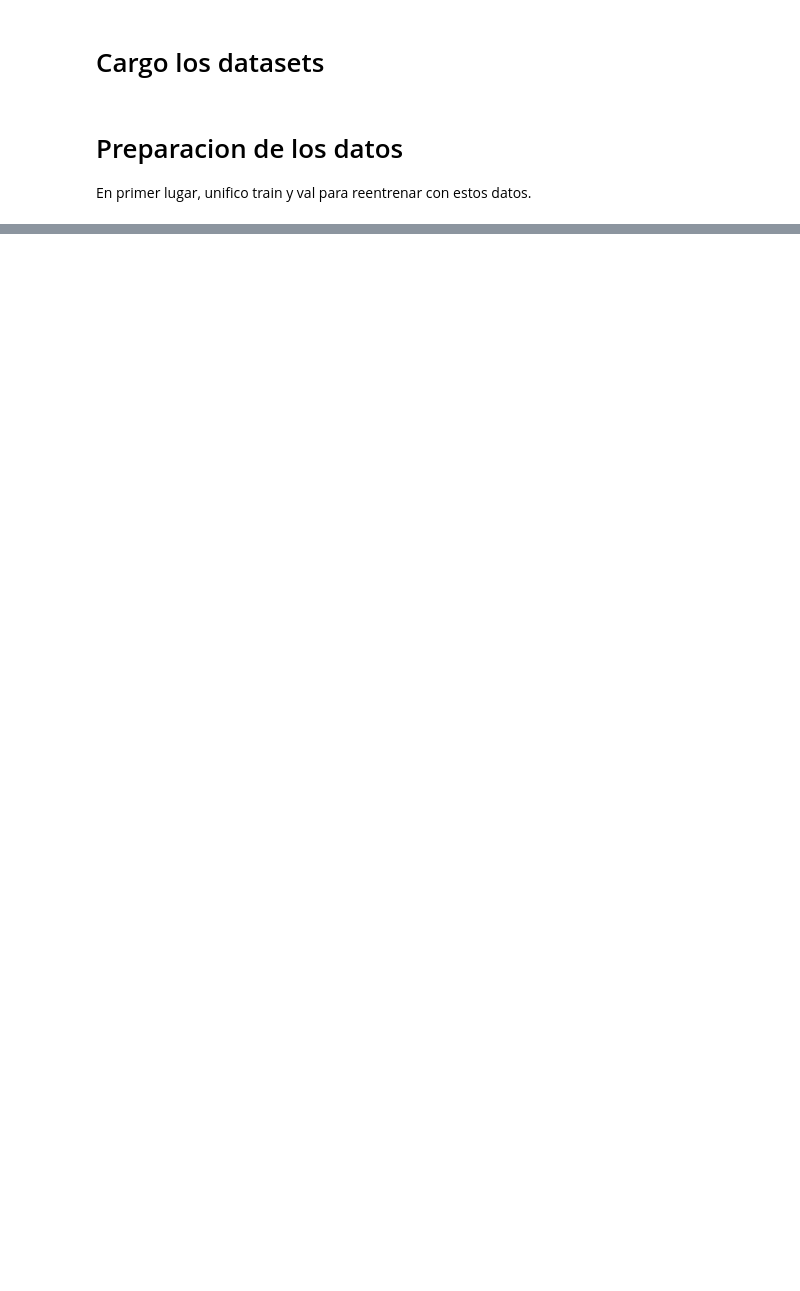
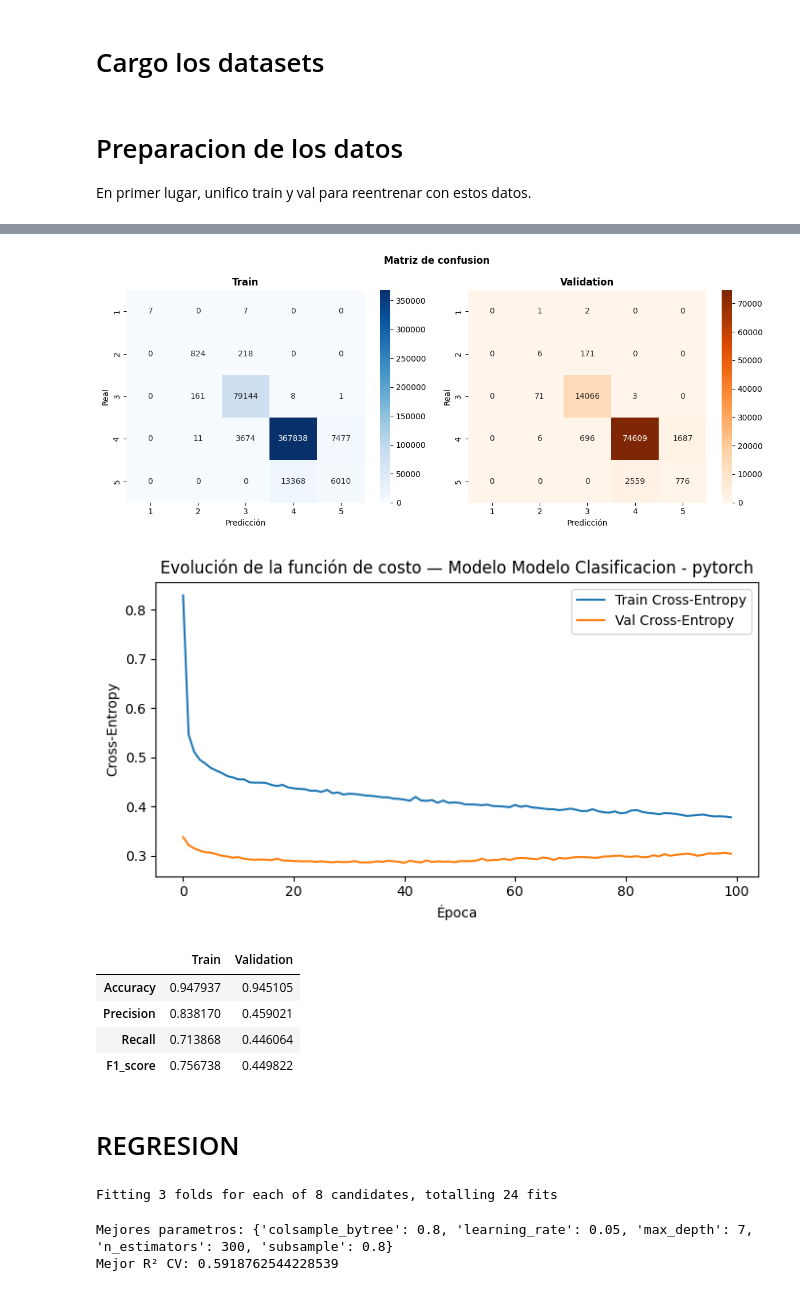
Before and after one commit to SolGarciaPereyra/Clasificador_Recomendador_Libros, a Jupyter notebook: Resultados_test.ipynb, the cells around one changed output, grey strips where cells are left out. Drawn from its saved outputs; the diff is of its cells as text; code cells hidden in the pictures; blank space fills up the shorter version.

```diff
--- a/Resultados_test.ipynb
+++ b/Resultados_test.ipynb
@@ -64,0 +214,9 @@ X_test_scaled = scaler.transform(X_test)
+# %%
+X_dev_regresion = X_dev_regresion.to_numpy()
+X_test_regresion = X_test_regresion.to_numpy()
+
+X_dev_clasificacion = X_dev_clasificacion.to_numpy()
+X_test_clasificacion = X_test_clasificacion.to_numpy()
+# %%
+X_sub_regresion, _, y_sub_regresion, _ = train_test_split(X_dev_regresion, y_dev_regresion, train_size = 100000, random_state = 42)
+X_sub_clasificacion, _, y_sub_clasificacion, _ = train_test_split(X_dev_clasificacion, y_dev_clasificacion, train_size = 100000, stratify = y_dev_clasificacion, random_state = 42)
@@ -64,0 +240,30 @@ X_test_scaled = scaler.transform(X_test)
+# %%
+#Hago undersampling para los datos de train, uso el valor optimo encontrado en ModeloBase
+cant_datos_deseada = {4: 379000} #TODO: cambiar????
+undersampling = RandomUnderSampler(sampling_strategy = cant_datos_deseada, random_state = 42)
+X_dev_undersampling, y_dev_undersampling = undersampling.fit_resample(X_dev_clasificacion, y_dev_clasificacion)
+
+#Hago undersampling para el subset usado en grid search
+cant_datos_deseada_sub = {4: 50000}
+undersampling = RandomUnderSampler(sampling_strategy = cant_datos_deseada_sub, random_state = 42)
+X_sub_undersampling, y_sub_clasificacion_undersampling = undersampling.fit_resample(X_sub_clasificacion, y_sub_clasificacion)
+# %%
+pesos_undersampling_cost = {1:8, 2:10, 3:2, 4:1, 5:3}
+device = torch.device("cuda" if torch.cuda.is_available() else "cpu")
+
+mejor_f1 = -np.inf
+mejores_parametros = None
+
+for capas_ocultas in parametros_grid_search_rn["capas_ocultas"]:
+    for dropout in parametros_grid_search_rn["dropout"]:
+        for lr in parametros_grid_search_rn["lr"]:
+            for activacion in parametros_grid_search_rn["funcion_activacion"]:
+
+                print(f"Probando: {capas_ocultas}, dropout = {dropout}, lr = {lr}, activacion = {activacion.__name__}")
+                modelo = MLP_clasificacion(input_size = X_sub_undersampling.shape[1], hidden_layers = capas_ocultas, n_classes = 5, activation = activacion, dropout = dropout).to(device)
+                f1 = run_grid_search_pytorch_clasificacion(modelo = modelo, learning_rate = lr, model_name = "MLP Clasificacion", X_train = X_sub_undersampling, y_train = y_sub_clasificacion_undersampling, X_val = X_test_clasificacion, y_val = y_test_clasificacion, device = device, epochs = 30, pesos = pesos_undersampling_cost)
+                if f1 > mejor_f1:
+                    mejor_f1 = f1
+                    mejores_parametros = {"capas_ocultas": capas_ocultas, "dropout": dropout, "lr": lr, "activacion": activacion}
+
+print(f"\nMejores parametros: {mejores_parametros}")
@@ -64,0 +284,26 @@ X_test_scaled = scaler.transform(X_test)
+# %%
+modelo_clasificacion = MLP_clasificacion(input_size = X_dev_undersampling.shape[1], hidden_layers = mejores_parametros["capas_ocultas"], n_classes = 5, activation = mejores_parametros["activacion"], dropout = mejores_parametros["dropout"]).to(device)
+metricas_dev, metricas_test = run_experiment_pytorch_clasificacion(modelo_clasificacion, "Modelo Clasificacion", X_dev_undersampling, y_dev_undersampling, X_test_clasificacion, y_test_clasificacion, device, learning_rate = mejores_parametros["lr"], pesos = pesos_undersampling_cost)
+tabla_metricas_mlp_clasificacion_undersampling = tabla_metricas(metricas_dev, metricas_test, ["Accuracy", "Precision", "Recall", "F1_score"])
+display(tabla_metricas_mlp_clasificacion_undersampling)
+# %% [output]
+[figure, added]
+[figure, added]
+|  | Train | Validation |
+| Accuracy | 0.947937 | 0.945105 |
+| Precision | 0.838170 | 0.459021 |
+| Recall | 0.713868 | 0.446064 |
+| F1_score | 0.756738 | 0.449822 |
+# %% [markdown]
+# REGRESION
+# %%
+XGBoostGridSearchRegresion = XGBRegressor(objective = "reg:squarederror", device = "cuda", tree_method = "hist", random_state = 42)
+grid = GridSearchCV(estimator = XGBoostGridSearchRegresion, param_grid = parametros_grid_search_xgb, cv = 3, scoring = "r2", n_jobs = 1, verbose = 1)
+grid.fit(X_sub_regresion, y_sub_regresion)
+mejores_parametros = grid.best_params_
+print(f"Mejores parametros: {mejores_parametros}")
+print(f"Mejor R² CV: {grid.best_score_}")
+# %% [output]
+Fitting 3 folds for each of 8 candidates, totalling 24 fits
+Mejores parametros: {'colsample_bytree': 0.8, 'learning_rate': 0.05, 'max_depth': 7, 'n_estimators': 300, 'subsample': 0.8}
+Mejor R² CV: 0.5918762544228539
```
Also changed, not shown: parts of 20 cells of this notebook, 2 other files.
